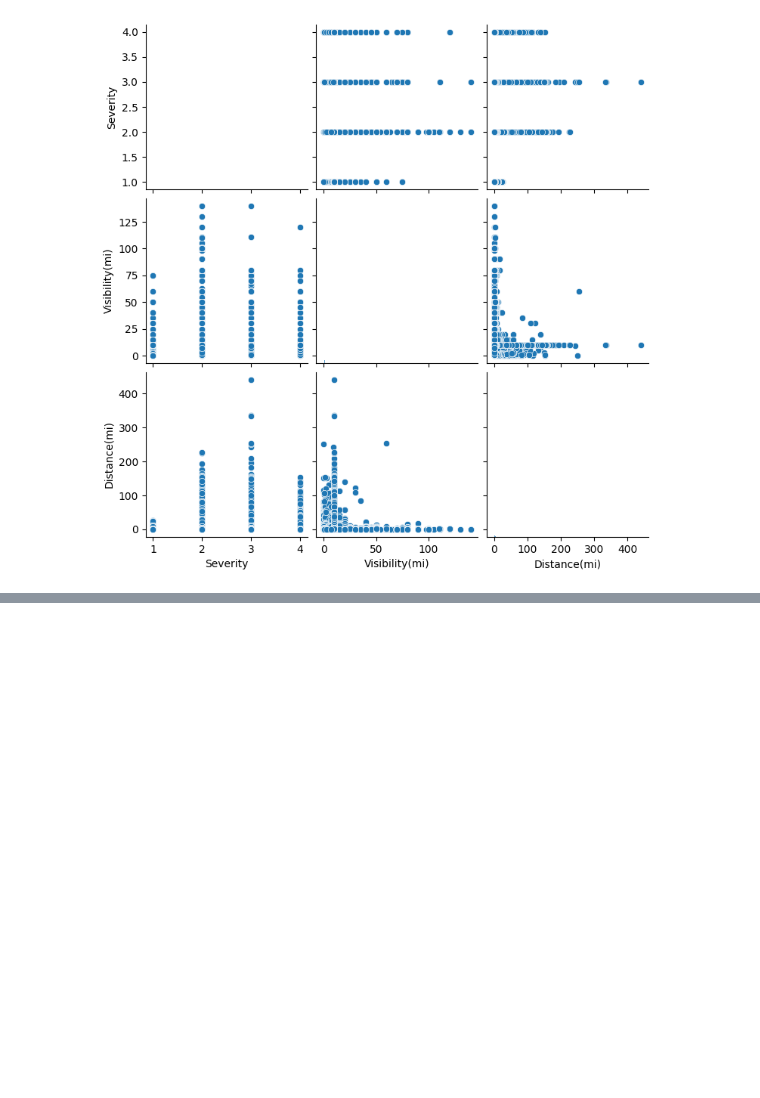
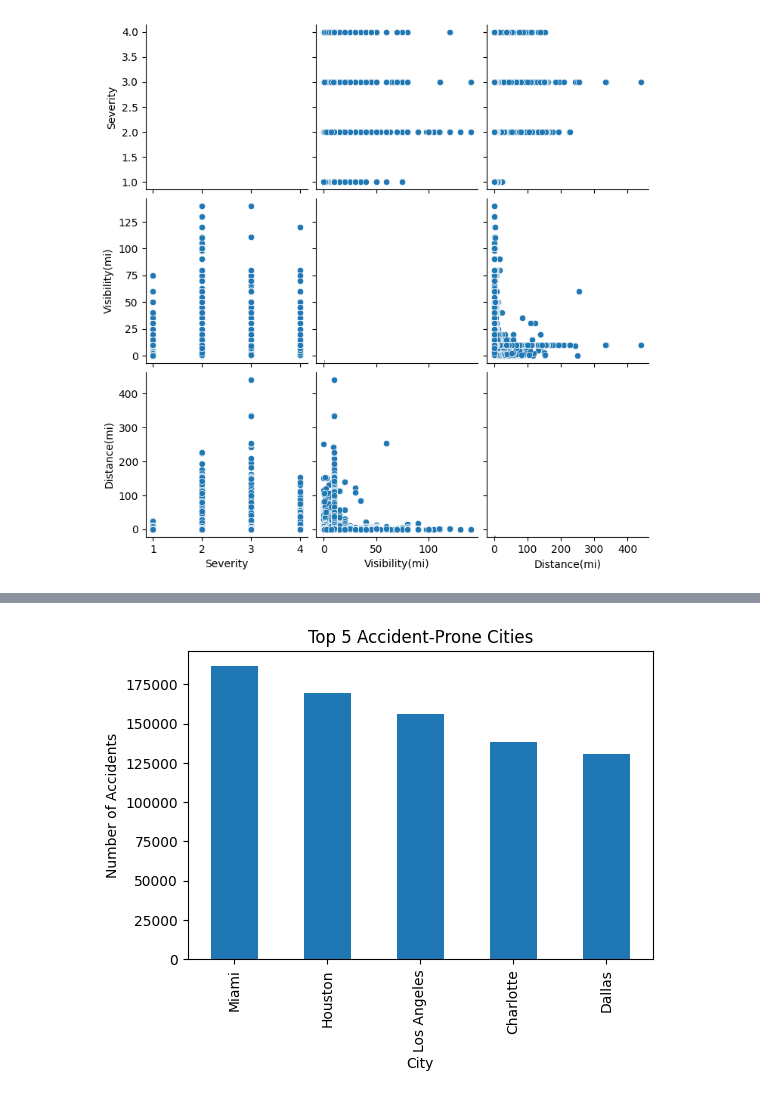
Before and after one commit to chetan-1306/RoadSafe-Analytics, a Jupyter notebook: eda.ipynb, the cells around one changed output, grey strips where cells are left out. Saved outputs shown, nothing was run; the diff lists cells and outputs as text; code cells hidden in the pictures; blank space fills up the shorter version.

```diff
--- a/eda.ipynb
+++ b/eda.ipynb
@@ -382,0 +436,4 @@ plt.show()
+# %%
+# Count of accidents per city
+top_cities = df['City'].value_counts().head(5)
+top_cities
@@ -382,0 +448,10 @@ plt.show()
+# %%
+# barplot for top 5 cities
+plt.figure(figsize=(6,4))
+top_cities.plot(kind='bar')
+plt.title('Top 5 Accident-Prone Cities')
+plt.xlabel('City')
+plt.ylabel('Number of Accidents')
+plt.show()
+# %% [output]
+[figure, added]
```
Also changed, not shown: parts of 5 cells of this notebook.
